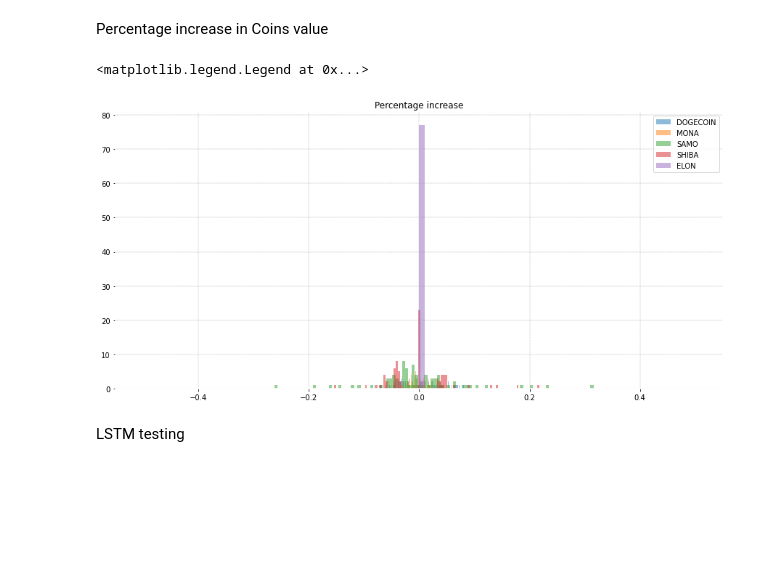
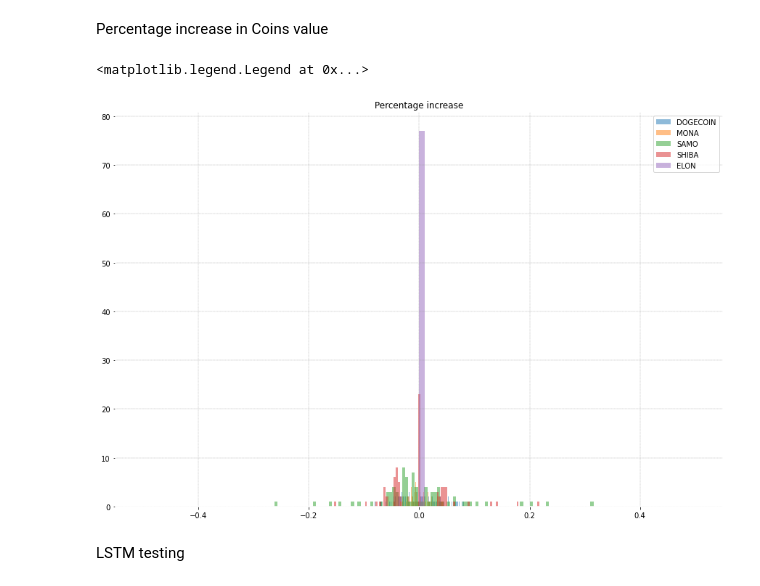
Before and after one commit to MohammedAlghazi17/Memecoin-Finalyear-Project, a Jupyter notebook: Data-Analysis-code.ipynb, the cells around one changed output. Drawn from its saved outputs; the diff is of its cells as text; code cells hidden in the pictures; blank space fills up the shorter version.

```diff
--- a/Data-Analysis-code.ipynb
+++ b/Data-Analysis-code.ipynb
@@ -604,18 +658,18 @@ Percentage increase in Coins value
 # %%
 doge['returns'] = (doge['Close']/doge['Close'].shift(1)) -1
 mona['returns'] = (mona['Close']/mona['Close'].shift(1))-1
 soma['returns'] = (soma['Close']/soma['Close'].shift(1)) - 1
 shib['returns'] = (shib['Close']/shib['Close'].shift(1))-1
 elon['returns'] = (elon['Close']/elon['Close'].shift(1)) - 1
-doge['returns'].hist(bins = 100, label = 'DOGECOIN', alpha = 0.5, figsize = (15,7))
+doge['returns'].hist(bins = 100, label = 'DOGECOIN', alpha = 0.5, figsize = (15,10))
 mona['returns'].hist(bins = 100, label = 'MONA', alpha = 0.5)
 soma['returns'].hist(bins = 100, label = 'SAMO', alpha = 0.5)
 shib['returns'].hist(bins = 100, label = 'SHIBA', alpha = 0.5)
 elon['returns'].hist(bins = 100, label = 'ELON', alpha = 0.5)
 plt.title('Percentage increase')
 plt.legend()
 # %% [output]
 <matplotlib.legend.Legend at 0x...>
-[figure, old version]
+[figure, new version]
 # %% [markdown]
 LSTM testing
```
Also changed, not shown: parts of 43 cells of this notebook, 3 other files.
